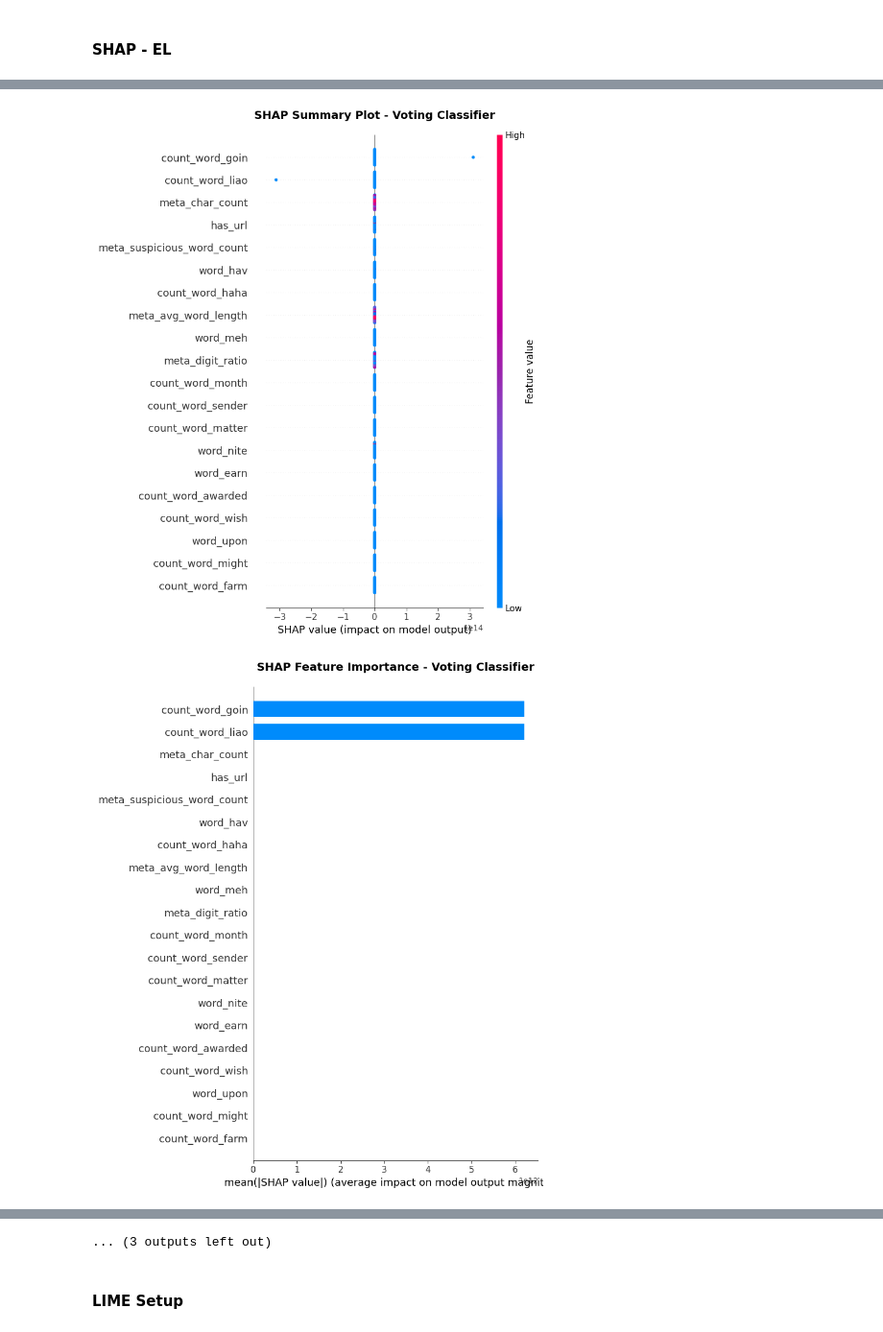
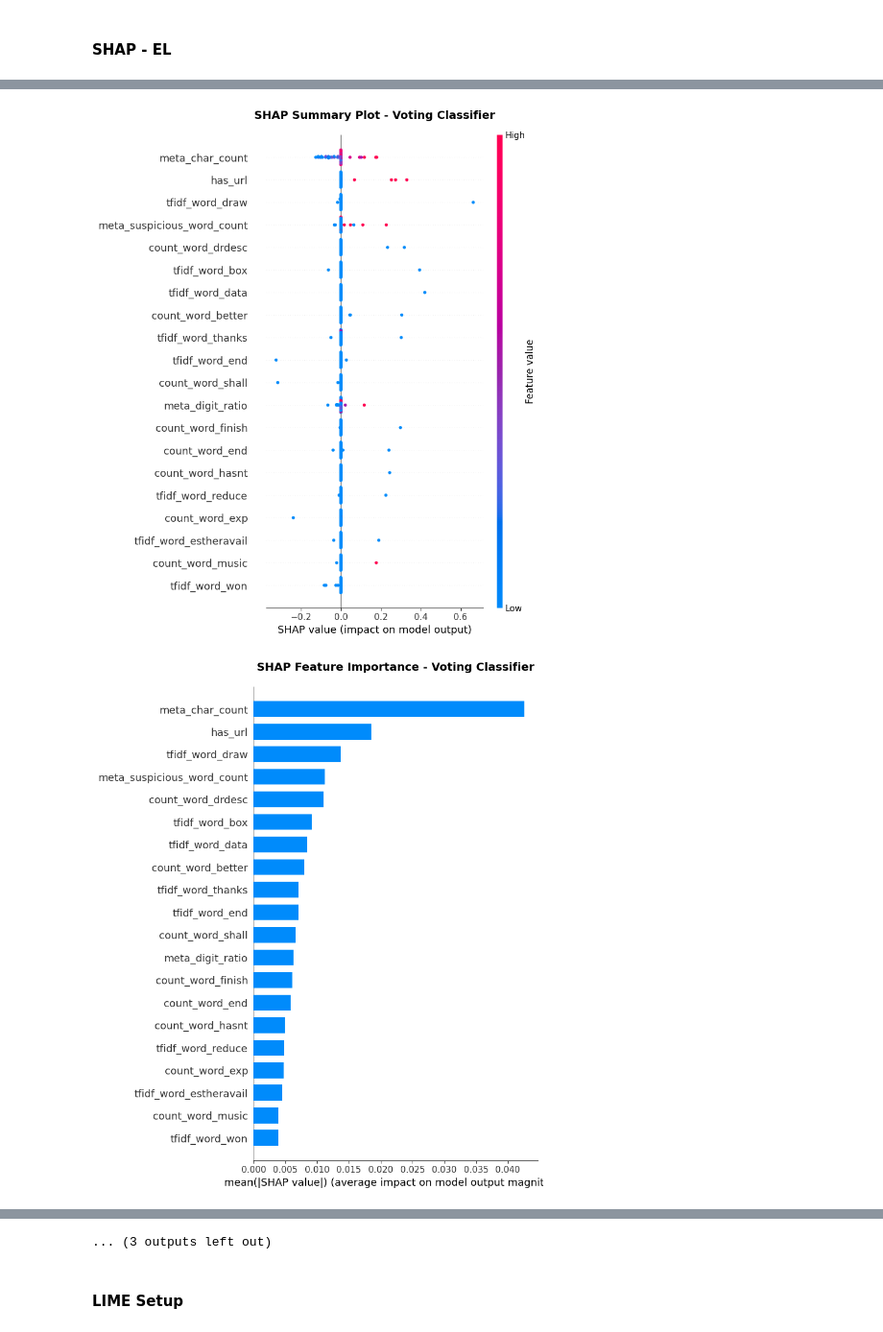
Before and after one commit to KnoWingFly/sms-smishing-detection-ml, a Jupyter notebook: smising-detection.ipynb, the cells around one changed output, grey strips where cells are left out. Shown at 96% size. Cells and saved outputs as stored; diff of their text form; code cells hidden in the pictures.

Commit message:
fix(notebook): dynamically map readable feature names for SHAP/LIME

```diff
--- a/smising-detection.ipynb
+++ b/smising-detection.ipynb
@@ -1420,7 +1424,7 @@ def create_bilstm_model(lstm_units=16, dropout_rate=0.3, dense_units=16, learnin
 
     concatenated = Concatenate(name='concatenate')([bilstm_dropout, metadata_dropout])
 
-    dense1 = Dense(dense_units, activation='relu', name='dense_1')(concatenated)
+    dense1 = Dense(int(dense_units), activation='relu', name='dense_1')(concatenated)
     dropout2 = Dropout(dropout_rate, name='dropout_2')(dense1)
 
     output = Dense(num_classes, activation='softmax', name='output')(dropout2)
@@ -2116,31 +2114,32 @@ for model_name, model_info in ensemble_results.items():
 
         top_indices = np.argsort(mean_abs_shap)[-15:][::-1]
 
+        all_readable_names = []
+        if 'Method 1' in best_method_name:
+            all_readable_names.extend([f"tfidf_word_{w}" for w in tfidf_vectorizer.get_feature_names_out()])
+        elif 'Method 2' in best_method_name:
+            all_readable_names.extend([f"count_word_{w}" for w in count_vectorizer.get_feature_names_out()])
+        elif 'Method 3' in best_method_name:
+            all_readable_names.extend([f"ngram_{w}" for w in tfidf_ngram_vectorizer.get_feature_names_out()])
+        elif 'Method 4' in best_method_name:
+            all_readable_names.extend([f"tfidf_word_{w}" for w in tfidf_vectorizer.get_feature_names_out()])
+            all_readable_names.extend([f"count_word_{w}" for w in count_vectorizer.get_feature_names_out()])
+        elif 'Method 5' in best_method_name:
+            all_readable_names.extend([f"tfidf_word_{w}" for w in tfidf_vectorizer.get_feature_names_out()])
+            all_readable_names.extend([f"ngram_{w}" for w in tfidf_ngram_vectorizer.get_feature_names_out()])
+        elif 'Method 6' in best_method_name:
+            all_readable_names.extend([f"count_word_{w}" for w in count_vectorizer.get_feature_names_out()])
+            all_readable_names.extend([f"ngram_{w}" for w in tfidf_ngram_vectorizer.get_feature_names_out()])
+        else:
+            all_readable_names.extend([f"word_{w}" for w in base_vectorizer.get_feature_names_out()])
+
+        all_readable_names.extend([f"meta_{feat}" for feat in text_features_df.columns])
+        all_readable_names.extend(['has_url', 'has_email', 'has_phone'])
+
         def get_readable_feature_name(idx):
-            if idx < len(feature_names):
-                return feature_names[idx]
-            elif idx < X_tfidf.shape[1]:
-                vocab = tfidf_vectorizer.get_feature_names_out()
-                return f"tfidf_word_{vocab[idx]}"
-            elif idx < X_tfidf.shape[1] + X_count.shape[1]:
-                count_idx = idx - X_tfidf.shape[1]
-                vocab = count_vectorizer.get_feature_names_out()
-                return f"count_word_{vocab[count_idx]}"
-            elif idx < X_tfidf.shape[1] + X_tfidf_ngram.shape[1]:
-                ngram_idx = idx - X_tfidf.shape[1]
-                vocab = tfidf_ngram_vectorizer.get_feature_names_out()
-                return f"ngram_{vocab[ngram_idx]}"
-            elif idx < X_final.shape[1] - 3:
-                meta_idx = idx - (X_final.shape[1] - len(text_features_df.columns) - 3)
-                if meta_idx >= 0 and meta_idx < len(text_features_df.columns):
-                    return f"meta_{text_features_df.columns[meta_idx]}"
-                return f"text_feature_{meta_idx}"
-            else:
-                binary_idx = idx - (X_final.shape[1] - 3)
-                binary_names = ['has_url', 'has_email', 'has_phone']
-                if binary_idx < len(binary_names):
-                    return binary_names[binary_idx]
-                return f"binary_feature_{binary_idx}"
+            if idx < len(all_readable_names):
+                return all_readable_names[idx]
+            return f"feature_{idx}"
 
         top_features = [get_readable_feature_name(i) for i in top_indices]
         top_values = mean_abs_shap[top_indices]
@@ -2218,7 +2217,7 @@ Top 15 Most Important Features:
 
 Generating summary plot...
-[figure, old version]
+[figure, new version]
-[figure, old version]
+[figure, new version]
 ================================================================================
 Analyzing: Stacking
 ================================================================================
```
Also changed, not shown: parts of 12 cells of this notebook.
